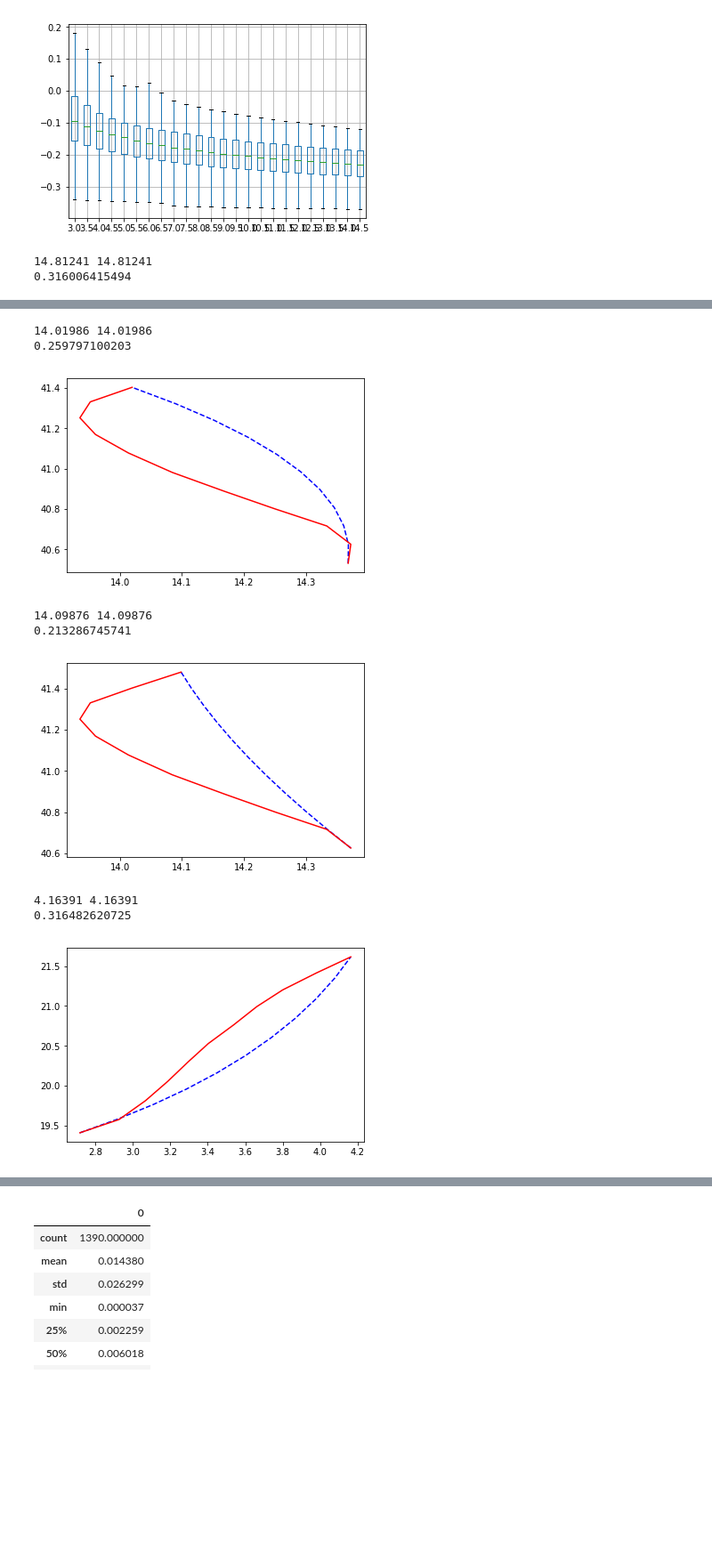
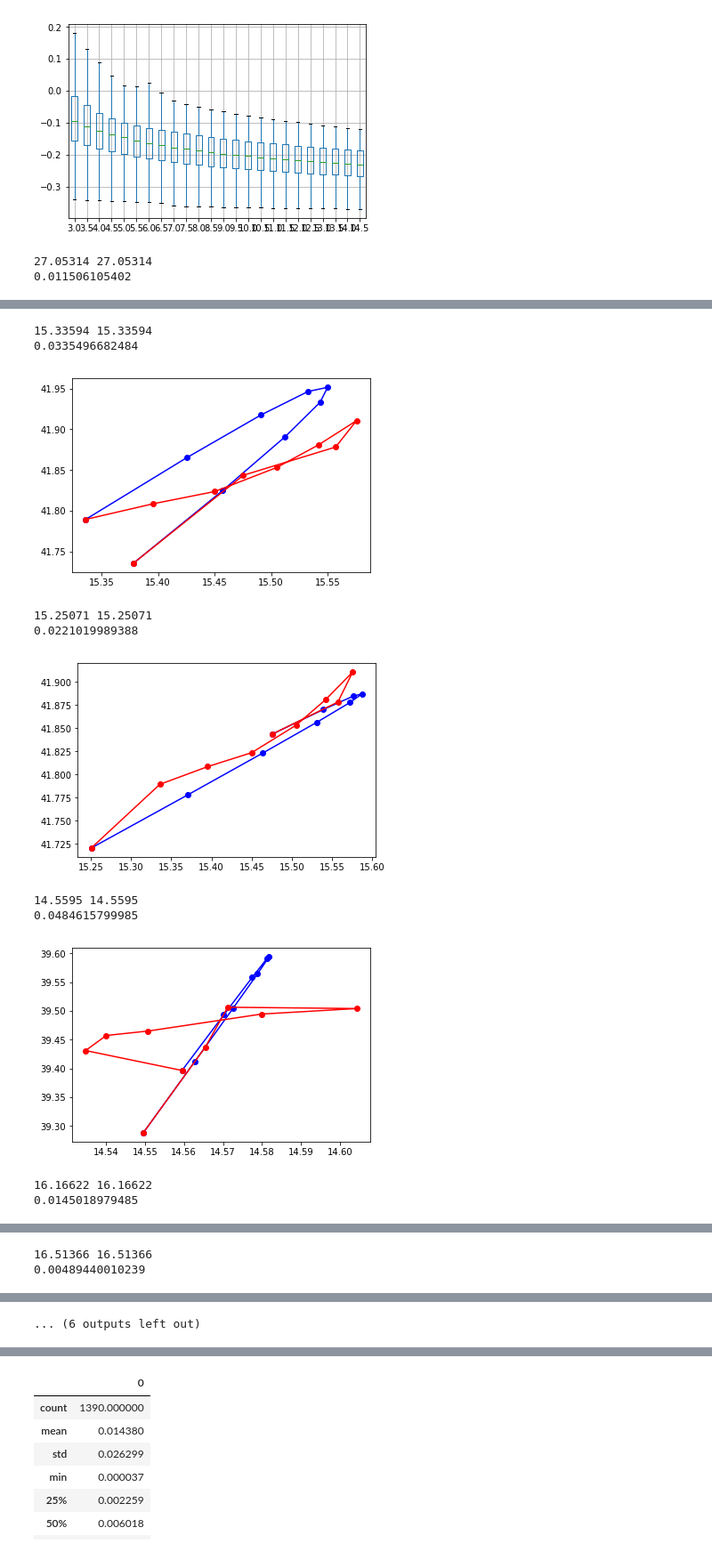
Before and after one commit to AmigoCap/MecaSportCo, a Jupyter notebook: Notebooks/2_Modelling_players_trajectories.ipynb, the cells around one changed output, grey strips where cells are left out. Shown at 89% size. Cells and saved outputs as stored; diff of their text form; code cells hidden in the pictures; blank space fills up the shorter version.

```diff
--- a/Notebooks/2_Modelling_players_trajectories.ipynb
+++ b/Notebooks/2_Modelling_players_trajectories.ipynb
@@ -111,6 +111,7 @@ def event_trajectory_error(eventId,t):
     forces=[]
     errors=[]
     times=[]
+    vmax=0
     for f in np.arange(3,15,0.5):
         error=[]
         TF=[]
@@ -130,6 +131,9 @@ def event_trajectory_error(eventId,t):
             for player in mom_infos['team1'].keys():
                 a=mom_infos['team1'][player]['xy']
                 v=mom_infos['team1'][player]['v']
+                normv=np.linalg.norm(v)
+                if normv>vmax:
+                    vmax=normv
                 b=mom_infos_final['team1'][player]['xy']
                 lx,ly,Fx,Fy,tf=path(a,b,v,f*3.28,round(t/0.04))
                 LX[player]=lx
@@ -139,6 +143,8 @@ def event_trajectory_error(eventId,t):
             for player in mom_infos['team2'].keys():
                 a=mom_infos['team2'][player]['xy']
                 v=mom_infos['team2'][player]['v']
+                if normv>vmax:
+                    vmax=normv
                 b=mom_infos_final['team2'][player]['xy']
                 lx,ly,Fx,Fy,tf=path(a,b,v,f*3.28,round(t/0.04))
                 LX[player]=lx
@@ -166,7 +172,7 @@ def event_trajectory_error(eventId,t):
                     LYREAL[player]=LYREAL[player]+[mom_infos['team2'][player]['xy'][1]]
 
             for player in LX.keys():
-                if one_trajectory_error(LX[player],LY[player],LXREAL[player],LYREAL[player])>0.2 and f==10:
+                if one_trajectory_error(LX[player],LY[player],LXREAL[player],LYREAL[player])>100 and f==10:
                     print('f:',f)
                     print(LX[player][-1],LXREAL[player][-1])
                     print(one_trajectory_error(LX[player],LY[player],LXREAL[player],LYREAL[player]))
@@ -178,7 +184,7 @@ def event_trajectory_error(eventId,t):
         errors.append(error)
         forces.append(f)
         times.append(TF)
-    return(errors,forces,times)
+    return(errors,forces,times,vmax)
 # %%
-errors,forces,times=event_trajectory_error(0,0.4)
+errors,forces,times,vmax=event_trajectory_error(0,0.4)
 # %% [output]
@@ -288,13 +274,16 @@ def event_trajectory_error_bis(eventId,t):
         LY={}
         LXREAL={}
         LYREAL={}
+        acc={}
 
         for player in mom_infos['team1'].keys():
             a=mom_infos['team1'][player]['xy']
             v=mom_infos['team1'][player]['v']
             b=mom_infos_final['team1'][player]['xy']
             lx,ly,Fx,Fy=path_bis(a,b,v,t,round(t/0.04))
-            forces.append(np.linalg.norm(np.array([Fx,Fy])))
+            f=np.linalg.norm(np.array([Fx,Fy]))/3.281
+            forces.append(f)
+            acc[player]=f
             LX[player]=lx
             LY[player]=ly
 
@@ -303,7 +292,9 @@ def event_trajectory_error_bis(eventId,t):
             v=mom_infos['team2'][player]['v']
             b=mom_infos_final['team2'][player]['xy']
             lx,ly,Fx,Fy=path_bis(a,b,v,t,round(t/0.04))
-            forces.append(np.linalg.norm(np.array([Fx,Fy])))
+            f=np.linalg.norm(np.array([Fx,Fy]))/3.281
+            forces.append(f)
+            acc[player]=f
             LX[player]=lx
             LY[player]=ly
 
@@ -328,11 +319,11 @@ def event_trajectory_error_bis(eventId,t):
                 LYREAL[player]=LYREAL[player]+[mom_infos['team2'][player]['xy'][1]]
 
         for player in LX.keys():
-            if one_trajectory_error(LX[player],LY[player],LXREAL[player],LYREAL[player])>0.2:
+            if acc[player]>6:
                 print(LX[player][-1],LXREAL[player][-1])
                 print(one_trajectory_error(LX[player],LY[player],LXREAL[player],LYREAL[player]))
-                plt.plot(LX[player],LY[player],'b--')
-                plt.plot(LXREAL[player],LYREAL[player],'r-')
+                plt.plot(LX[player],LY[player],'b-o')
+                plt.plot(LXREAL[player],LYREAL[player],'r-o')
                 plt.show()
             error.append(one_trajectory_error(LX[player],LY[player],LXREAL[player],LYREAL[player]))
 
@@ -340,7 +331,7 @@ def event_trajectory_error_bis(eventId,t):
     forces=pd.DataFrame(forces)
     return(error,forces)
 # %%
-error,forces=event_trajectory_error_bis(0,0.4)
+error,forces=event_trajectory_error_bis(0,0.3)
 # %% [output]
-14.81241 14.81241
-0.316006415494
+27.05314 27.05314
+0.011506105402
@@ -348,9 +339,11 @@ error,forces=event_trajectory_error_bis(0,0.4)
-14.01986 14.01986
-0.259797100203
+15.33594 15.33594
+0.0335496682484
-[figure, old version]
+[figure, new version]
-14.09876 14.09876
-0.213286745741
+15.25071 15.25071
+0.0221019989388
-[figure, old version]
+[figure, new version]
-4.16391 4.16391
-0.316482620725
+14.5595 14.5595
+0.0484615799985
-[figure, old version]
+[figure, new version]
+16.16622 16.16622
+0.0145018979485
@@ -356,0 +351,2 @@ error,forces=event_trajectory_error_bis(0,0.4)
+16.51366 16.51366
+0.00489440010239
@@ -357,3 +354,4 @@ error,forces=event_trajectory_error_bis(0,0.4)
+... (6 outputs left out)
 # %%
 forces.describe()
 # %% [output]
```
Also changed, not shown: parts of 10 cells of this notebook, 5 other files.
